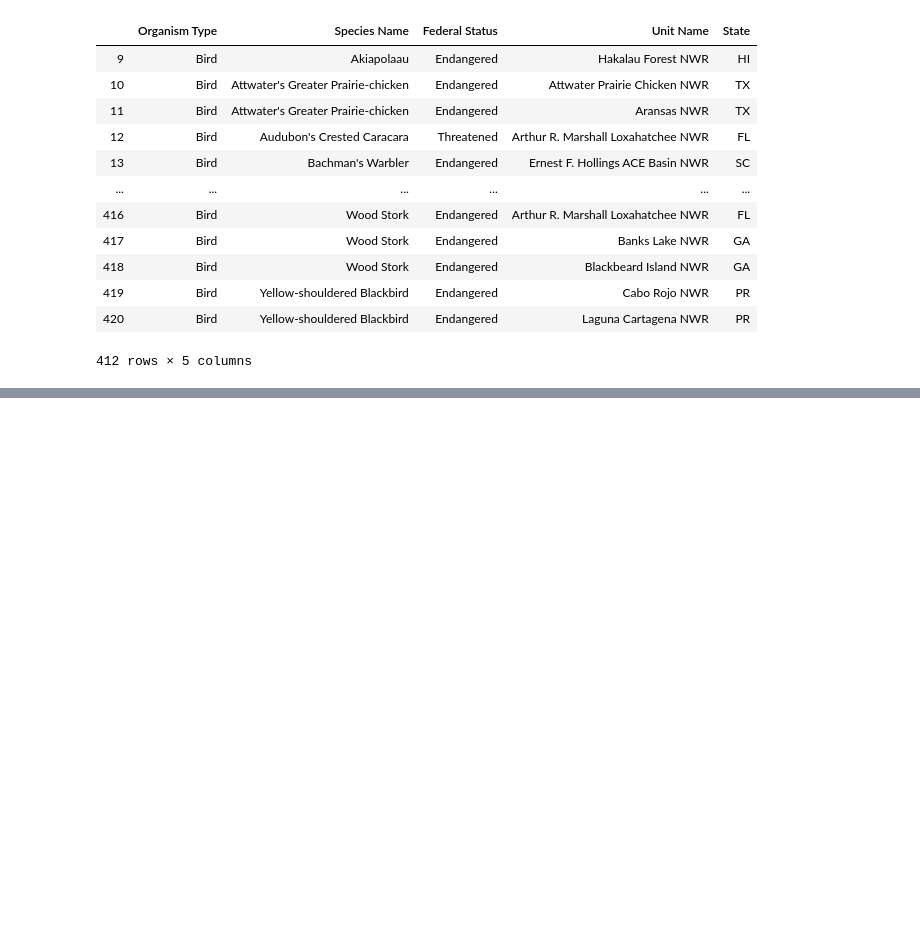
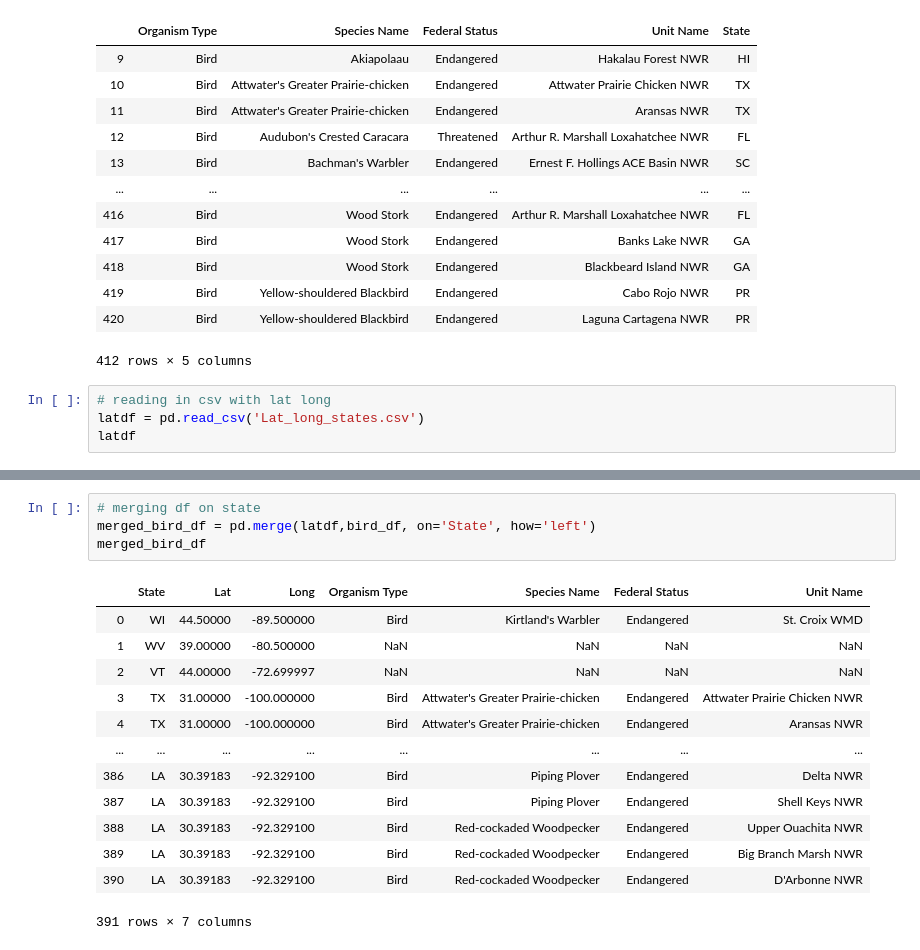
Before and after one commit to anPerger/Project2, a Jupyter notebook: endangered_species.ipynb, the cells around one changed output, grey strips where cells are left out. Cells and saved outputs as stored; diff of their text form; blank space fills up the shorter version.

Commit message:
merging lat and long to Endangered bird csv

```diff
--- a/endangered_species.ipynb
+++ b/endangered_species.ipynb
@@ -106,3 +106,7 @@ bird_df
 | 419 | Bird | Yellow-shouldered Blackbird | Endangered | Cabo Rojo NWR | PR |
 | 420 | Bird | Yellow-shouldered Blackbird | Endangered | Laguna Cartagena NWR | PR |
 412 rows × 5 columns
+# %%
+# reading in csv with lat long
+latdf = pd.read_csv('Lat_long_states.csv')
+latdf
@@ -108,0 +131,18 @@ bird_df
+# %%
+# merging df on state
+merged_bird_df = pd.merge(latdf,bird_df, on='State', how='left')
+merged_bird_df
+# %% [output]
+|  | State | Lat | Long | Organism Type | Species Name | Federal Status | Unit Name |
+| 0 | WI | 44.50000 | -89.500000 | Bird | Kirtland's Warbler | Endangered | St. Croix WMD |
+| 1 | WV | 39.00000 | -80.500000 | NaN | NaN | NaN | NaN |
+| 2 | VT | 44.00000 | -72.699997 | NaN | NaN | NaN | NaN |
+| 3 | TX | 31.00000 | -100.000000 | Bird | Attwater's Greater Prairie-chicken | Endangered | Attwater Prairie Chicken NWR |
+| 4 | TX | 31.00000 | -100.000000 | Bird | Attwater's Greater Prairie-chicken | Endangered | Aransas NWR |
+| ... | ... | ... | ... | ... | ... | ... | ... |
+| 386 | LA | 30.39183 | -92.329100 | Bird | Piping Plover | Endangered | Delta NWR |
+| 387 | LA | 30.39183 | -92.329100 | Bird | Piping Plover | Endangered | Shell Keys NWR |
+| 388 | LA | 30.39183 | -92.329100 | Bird | Red-cockaded Woodpecker | Endangered | Upper Ouachita NWR |
+| 389 | LA | 30.39183 | -92.329100 | Bird | Red-cockaded Woodpecker | Endangered | Big Branch Marsh NWR |
+| 390 | LA | 30.39183 | -92.329100 | Bird | Red-cockaded Woodpecker | Endangered | D'Arbonne NWR |
+391 rows × 7 columns
```
Also changed, not shown: parts of 2 cells of this notebook.
